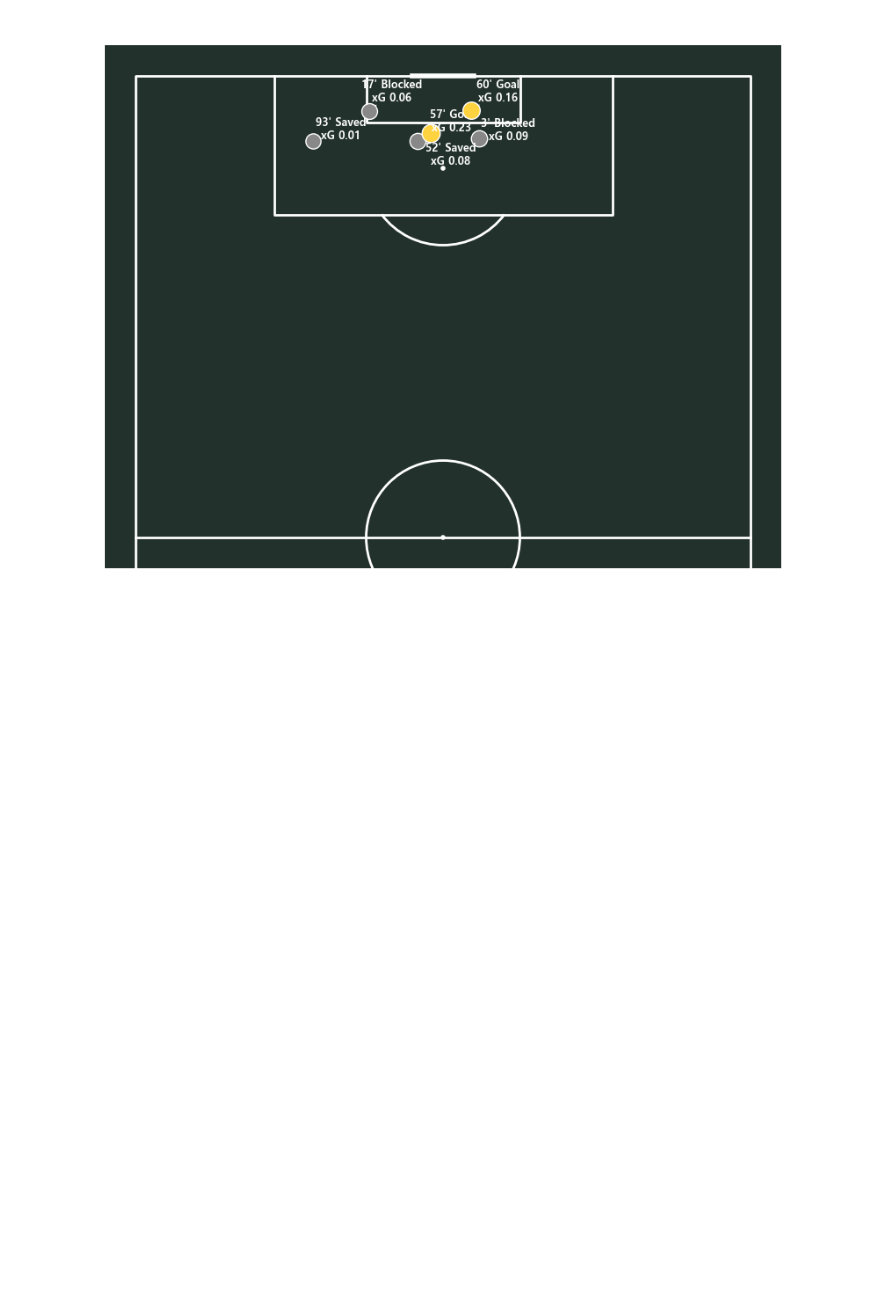
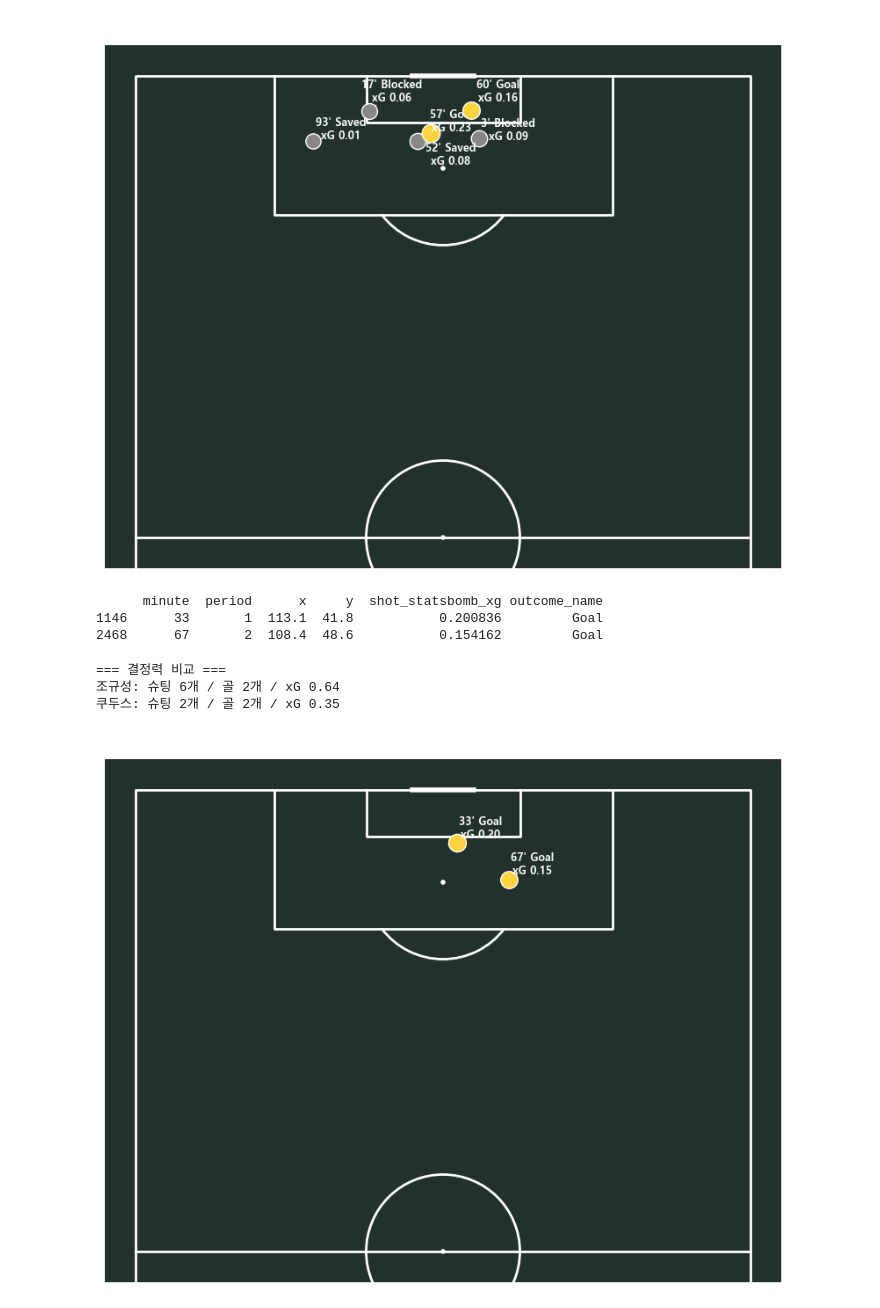
Before and after one commit to 0jyyyyy/Soccer_Lens, a Jupyter notebook: Tactics_lab/World_cup/2022/korea_ghana.ipynb, the cells around one changed output. Drawn from its saved outputs; the diff is of its cells as text; code cells hidden in the pictures; blank space fills up the shorter version.

Commit message:
feat:cho_kudus shots

```diff
--- a/Tactics_lab/World_cup/2022/korea_ghana.ipynb
+++ b/Tactics_lab/World_cup/2022/korea_ghana.ipynb
@@ -528,3 +526,53 @@ ax.set_title(f"조규성 슈팅맵 vs 가나 — {n_goals}골 / xG 합계 {total
 # %% [output]
 Text(0.5, 1.0, '조규성 슈팅맵 vs 가나 — 2골 / xG 합계 0.64')
 [figure]
+# %%
+# 쿠두스 전체 슈팅 필터링
+kudus_shots = df_gn_event[
+    (df_gn_event['player_name'] == 'Mohammed Kudus') &
+    (df_gn_event['type_name'] == 'Shot')
+]
+
+print(kudus_shots[['minute', 'period', 'x', 'y', 'shot_statsbomb_xg', 'outcome_name']])
+# %% [output]
+      minute  period      x     y  shot_statsbomb_xg outcome_name
+1146      33       1  113.1  41.8           0.200836         Goal
+2468      67       2  108.4  48.6           0.154162         Goal
+# %%
+# 쿠두스 슈팅맵
+pitch = VerticalPitch(pitch_type='statsbomb', pitch_color='#22312b', line_color='white', half=True)
+fig, ax = pitch.draw(figsize=(8, 8))
+
+texts = []
+for idx, row in kudus_shots.iterrows():
+    is_goal = row['outcome_name'] == 'Goal'
+    xg = row['shot_statsbomb_xg']
+
+    color = '#ffd23f' if is_goal else '#888888'
+    size = 300 * xg + 150
+    pitch.scatter(row['x'], row['y'], s=size, color=color, edgecolors='white', ax=ax, zorder=3)
+
+    # 일단 점 바로 옆(0,0 근처)에 텍스트를 두고, 위치 조정은 adjust_text에 맡긴다
+    t = pitch.annotate(
+        text=f"{row['minute']}' {row['outcome_name']}\nxG {xg:.2f}",
+        xy=(row['x'], row['y']),
+        color='white', fontsize=9, weight='bold', ax=ax
+    )
+    texts.append(t)
+
+# 겹치는 텍스트들을 자동으로 밀어내고, 원래 점까지 화살표로 연결
+adjust_text(texts, ax=ax, arrowprops=dict(arrowstyle='-', color='white', lw=0.7))
+
+total_xg = kudus_shots['shot_statsbomb_xg'].sum()
+n_goals = (kudus_shots['outcome_name'] == 'Goal').sum()
+ax.set_title(f"쿠두스 슈팅맵 vs 대한민국 — {n_goals}골 / xG 합계 {total_xg:.2f}", color='white', fontsize=13)
+
+# 조규성 vs 쿠두스 비교 (텍스트로 정리)
+print("=== 결정력 비교 ===")
+print(f"조규성: 슈팅 {len(cho_shots)}개 / 골 {(cho_shots['outcome_name']=='Goal').sum()}개 / xG {cho_shots['shot_statsbomb_xg'].sum():.2f}")
+print(f"쿠두스: 슈팅 {len(kudus_shots)}개 / 골 {(kudus_shots['outcome_name']=='Goal').sum()}개 / xG {kudus_shots['shot_statsbomb_xg'].sum():.2f}")
+# %% [output]
+=== 결정력 비교 ===
+조규성: 슈팅 6개 / 골 2개 / xG 0.64
+쿠두스: 슈팅 2개 / 골 2개 / xG 0.35
+[figure, added]
```
Also changed, not shown: parts of 1 cell of this notebook.
